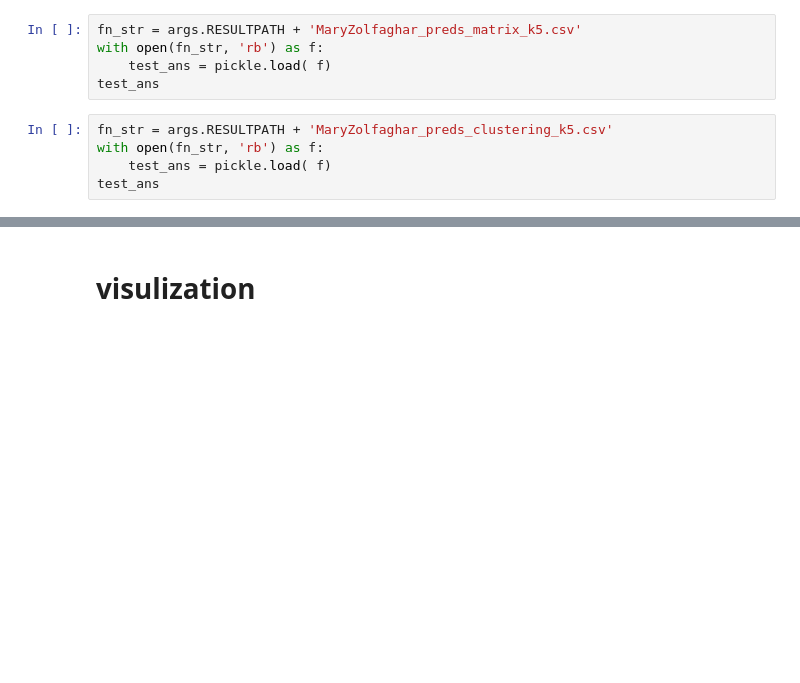
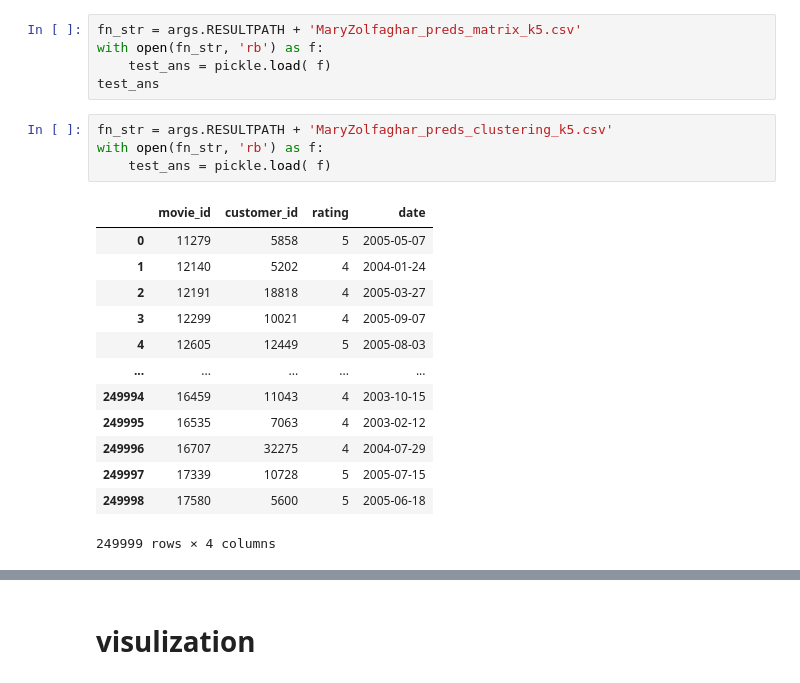
Before and after one commit to MaryZolfaghar/NetflixRecommendationSystem, a Jupyter notebook: jupyters/final_netflix_matrixCompletion.ipynb, the cells around one changed output, grey strips where cells are left out. Saved outputs shown, nothing was run; the diff lists cells and outputs as text; blank space fills up the shorter version.

```diff
--- a/jupyters/final_netflix_matrixCompletion.ipynb
+++ b/jupyters/final_netflix_matrixCompletion.ipynb
@@ -327,8 +327,21 @@ test_ans
 # %%
 fn_str = args.RESULTPATH + 'MaryZolfaghar_preds_clustering_k5.csv'
 with open(fn_str, 'rb') as f:
     test_ans = pickle.load( f)
-test_ans
+# %% [output]
+|  | movie_id | customer_id | rating | date |
+| 0 | 11279 | 5858 | 5 | 2005-05-07 |
+| 1 | 12140 | 5202 | 4 | 2004-01-24 |
+| 2 | 12191 | 18818 | 4 | 2005-03-27 |
+| 3 | 12299 | 10021 | 4 | 2005-09-07 |
+| 4 | 12605 | 12449 | 5 | 2005-08-03 |
+| ... | ... | ... | ... | ... |
+| 249994 | 16459 | 11043 | 4 | 2003-10-15 |
+| 249995 | 16535 | 7063 | 4 | 2003-02-12 |
+| 249996 | 16707 | 32275 | 4 | 2004-07-29 |
+| 249997 | 17339 | 10728 | 5 | 2005-07-15 |
+| 249998 | 17580 | 5600 | 5 | 2005-06-18 |
+249999 rows × 4 columns
 # %%
 pred_ratings.shape
 pred_ratings_ceil = np.ceil(pred_ratings.copy())
```
Also changed, not shown: parts of 2 cells of this notebook, 2 other files.
